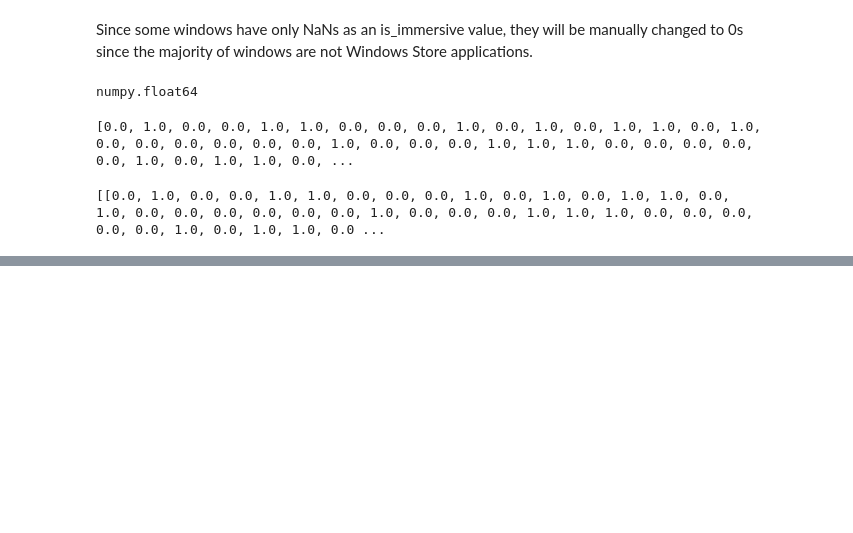
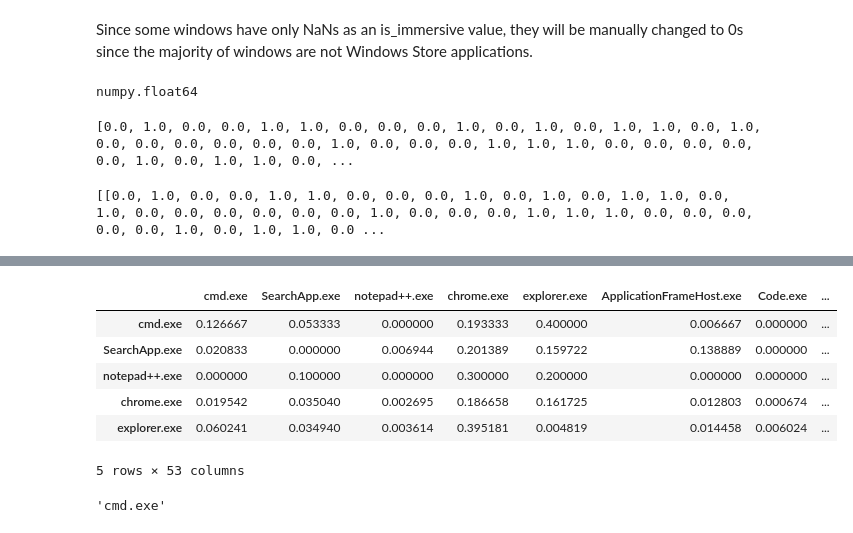
Before and after one commit to arjunsawhney1/DSC180A-Intel-Capstone, a Jupyter notebook: notebooks/HMM.ipynb, the cells around one changed output, grey strips where cells are left out. Cells and saved outputs as stored; diff of their text form; code cells hidden in the pictures; blank space fills up the shorter version.

```diff
--- a/notebooks/HMM.ipynb
+++ b/notebooks/HMM.ipynb
@@ -150,0 +166,19 @@ print(emission_matrix(data))
+# %%
+temp_trans_matrix = transition_matrix(data)
+# %%
+temp_trans_df = pd.DataFrame(temp_trans_matrix)
+temp_trans_df.columns = window_order
+temp_trans_df.index = window_order
+temp_trans_df.head()
+# %% [output]
+|  | cmd.exe | SearchApp.exe | notepad++.exe | chrome.exe | explorer.exe | ApplicationFrameHost.exe | Code.exe | ... |
+| cmd.exe | 0.126667 | 0.053333 | 0.000000 | 0.193333 | 0.400000 | 0.006667 | 0.000000 | ... |
+| SearchApp.exe | 0.020833 | 0.000000 | 0.006944 | 0.201389 | 0.159722 | 0.138889 | 0.000000 | ... |
+| notepad++.exe | 0.000000 | 0.100000 | 0.000000 | 0.300000 | 0.200000 | 0.000000 | 0.000000 | ... |
+| chrome.exe | 0.019542 | 0.035040 | 0.002695 | 0.186658 | 0.161725 | 0.012803 | 0.000674 | ... |
+| explorer.exe | 0.060241 | 0.034940 | 0.003614 | 0.395181 | 0.004819 | 0.014458 | 0.006024 | ... |
+5 rows × 53 columns
+# %%
+data.window.iloc[0]
+# %% [output]
+'cmd.exe'
```
Also changed, not shown: parts of 14 cells of this notebook.
